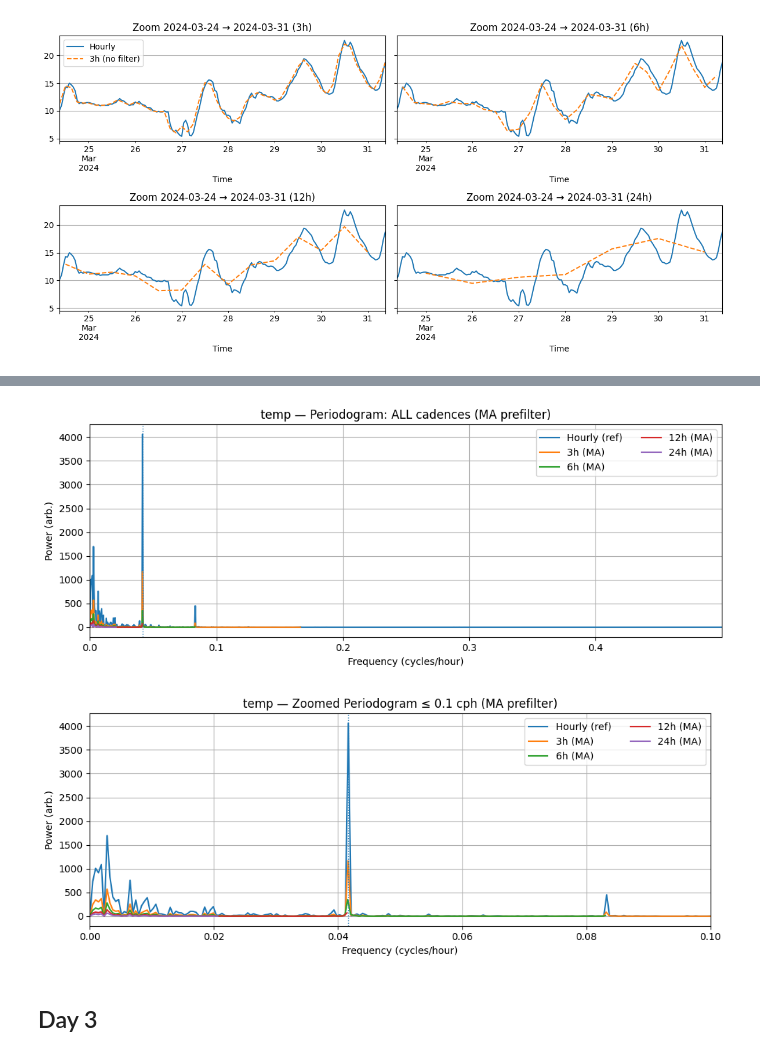
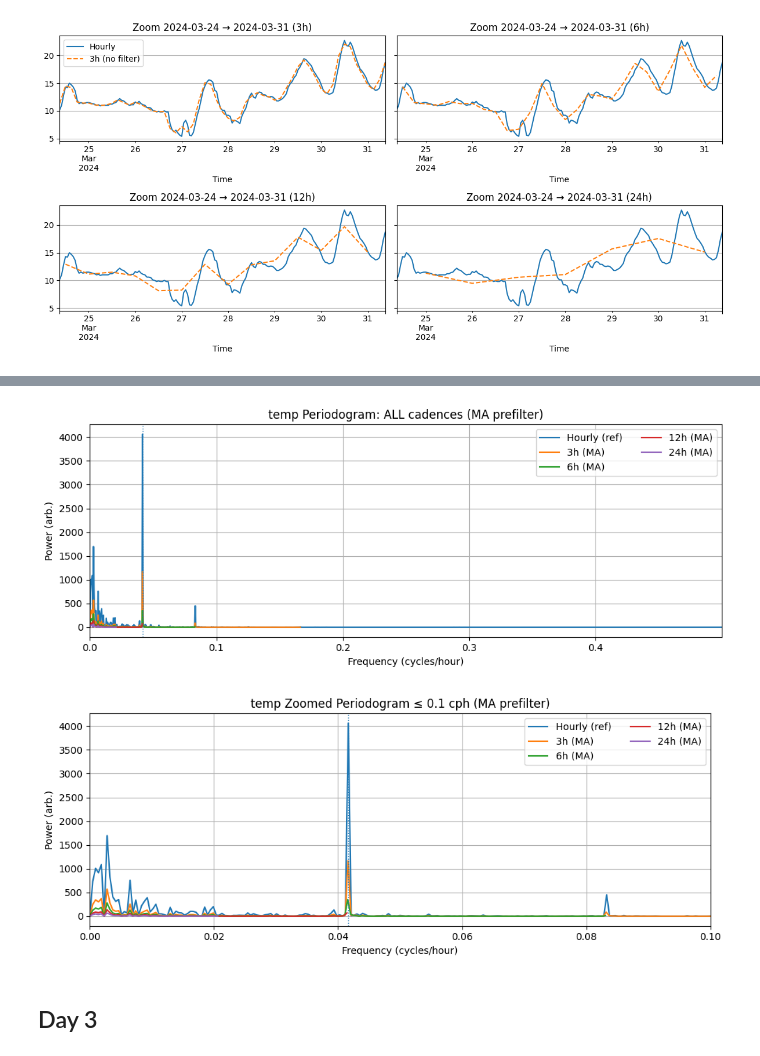
Before and after one commit to infamousperi/GBSV_MC, a Jupyter notebook: MC1/Nyquist_Shannon_Sampling_Theorem.ipynb, the cells around one changed output, grey strips where cells are left out. Drawn from its saved outputs; the diff is of its cells as text; code cells hidden in the pictures.

```diff
--- a/MC1/Nyquist_Shannon_Sampling_Theorem.ipynb
+++ b/MC1/Nyquist_Shannon_Sampling_Theorem.ipynb
@@ -205,7 +221,7 @@ for i, c in enumerate(cadences):
     ax = axes[i]
     sig.plot(ax=ax, label='Hourly')
     downsampled[(c,'with_ma_filter')].plot(ax=ax, style='--', label=f'{c} (MA prefilter)')
-    ax.set_title(f"Hourly vs {c} (MA) — full range")
+    ax.set_title(f"Hourly vs {c} (MA) full range")
     ax.set_xlabel("Time"); ax.set_ylabel(sig_name)
     if i == 0: ax.legend()
 for j in range(i+1, len(axes)):
@@ -280,30 +296,30 @@ plt.tight_layout(); plt.show()
 # %%
 # Overlay ALL cadences — FULL spectrum (MA prefilter)
 fig, ax = plt.subplots(figsize=(10,4))
 ax.plot(F[('1h','ref')], PWR[('1h','ref')], label='Hourly (ref)')
 for c in cadences:
     ax.plot(F[(c,'with_ma_filter')], PWR[(c,'with_ma_filter')], label=f'{c} (MA)')
 ax.set_xlim(0, max(F[('1h','ref')].max(), max(F[(c,'with_ma_filter')].max() for c in cadences)))
 ax.set_xlabel('Frequency (cycles/hour)'); ax.set_ylabel('Power (arb.)')
-ax.set_title(f"{sig_name} — Periodogram: ALL cadences (MA prefilter)")
+ax.set_title(f"{sig_name} Periodogram: ALL cadences (MA prefilter)")
 ax.axvline(1/24, linestyle=':', linewidth=1)
 ax.legend(ncol=2)
 plt.tight_layout(); plt.show()
 
 # Overlay ALL cadences — ZOOM (MA prefilter)
 fig, ax = plt.subplots(figsize=(10,4))
 ax.plot(F[('1h','ref')], PWR[('1h','ref')], label='Hourly (ref)')
 for c in cadences:
     ax.plot(F[(c,'with_ma_filter')], PWR[(c,'with_ma_filter')], label=f'{c} (MA)')
 ax.set_xlim(0, zoom_max)
 ax.set_xlabel('Frequency (cycles/hour)'); ax.set_ylabel('Power (arb.)')
-ax.set_title(f"{sig_name} — Zoomed Periodogram ≤ {zoom_max} cph (MA prefilter)")
+ax.set_title(f"{sig_name} Zoomed Periodogram ≤ {zoom_max} cph (MA prefilter)")
 ax.axvline(1/24, linestyle=':', linewidth=1)
 ax.legend(ncol=2)
 plt.tight_layout(); plt.show()
 # %% [output]
-[figure, old version]
+[figure, new version]
-[figure, old version]
+[figure, new version]
 # %% [markdown]
 ## Day 3
 # %% [markdown]
```
Also changed, not shown: parts of 4 cells of this notebook.
